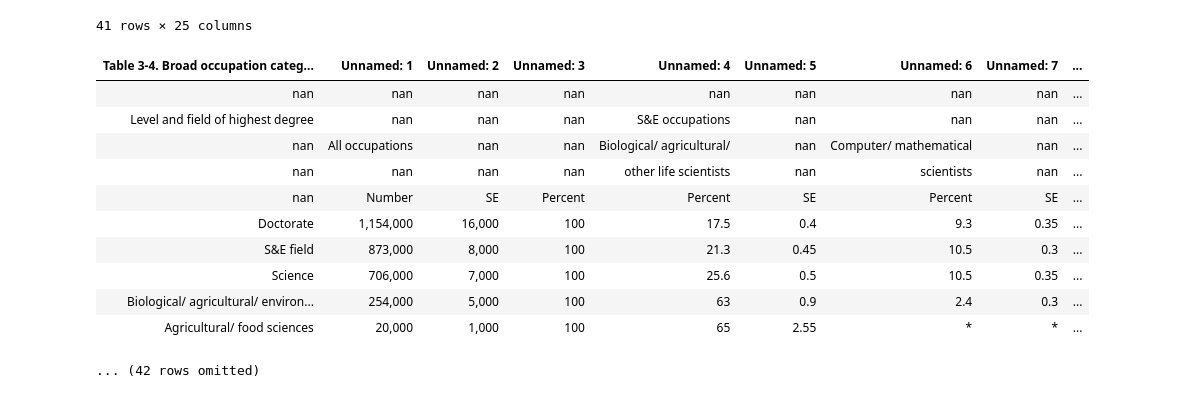
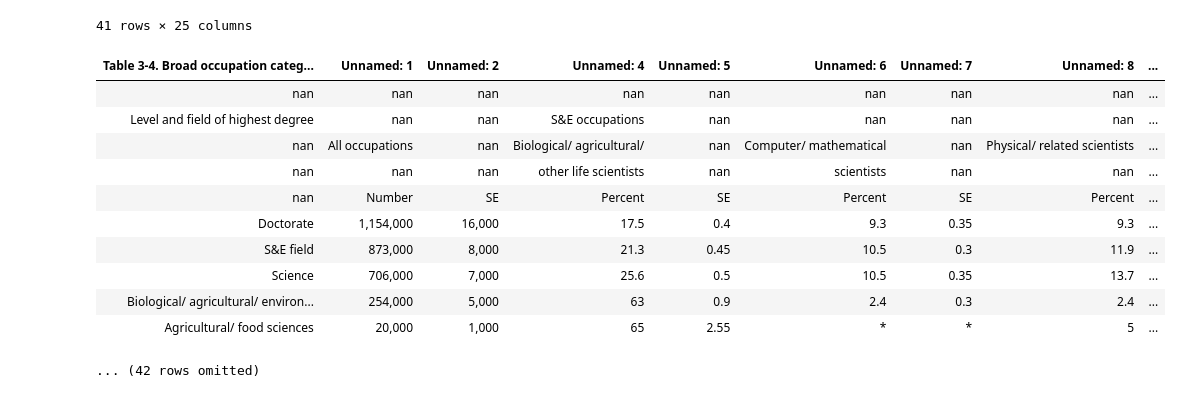
Before and after one commit to SpeedyCannon/ResearchDataScience, a Jupyter notebook: Python Testing.ipynb, the cells around one changed output. Saved outputs shown, nothing was run; the diff lists cells and outputs as text; code cells hidden in the pictures.

```diff
--- a/Python Testing.ipynb
+++ b/Python Testing.ipynb
@@ -320,20 +318,20 @@ master_occupation
 | 40 | Other non-S&E field | 275,000 | 15,500 | 4 | 1.15 | 3.6 | 0.65 | ... |
 41 rows × 25 columns
 # %%
-doctorate_occupation=Table.read_table('Data/SES201303_4.csv')
+doctorate_occupation=Table.read_table('Data/SES201303_4.csv').drop(3)
 doctorate_occupation
 # %% [output]
-| Table 3-4. Broad occupation categ... | Unnamed: 1 | Unnamed: 2 | Unnamed: 3 | Unnamed: 4 | Unnamed: 5 | Unnamed: 6 | Unnamed: 7 | ... |
+| Table 3-4. Broad occupation categ... | Unnamed: 1 | Unnamed: 2 | Unnamed: 4 | Unnamed: 5 | Unnamed: 6 | Unnamed: 7 | Unnamed: 8 | ... |
 | nan | nan | nan | nan | nan | nan | nan | nan | ... |
-| Level and field of highest degree | nan | nan | nan | S&E occupations | nan | nan | nan | ... |
-| nan | All occupations | nan | nan | Biological/ agricultural/ | nan | Computer/ mathematical | nan | ... |
-| nan | nan | nan | nan | other life scientists | nan | scientists | nan | ... |
-| nan | Number | SE | Percent | Percent | SE | Percent | SE | ... |
-| Doctorate | 1,154,000 | 16,000 | 100 | 17.5 | 0.4 | 9.3 | 0.35 | ... |
-| S&E field | 873,000 | 8,000 | 100 | 21.3 | 0.45 | 10.5 | 0.3 | ... |
-| Science | 706,000 | 7,000 | 100 | 25.6 | 0.5 | 10.5 | 0.35 | ... |
-| Biological/ agricultural/ environ... | 254,000 | 5,000 | 100 | 63 | 0.9 | 2.4 | 0.3 | ... |
-| Agricultural/ food sciences | 20,000 | 1,000 | 100 | 65 | 2.55 | * | * | ... |
+| Level and field of highest degree | nan | nan | S&E occupations | nan | nan | nan | nan | ... |
+| nan | All occupations | nan | Biological/ agricultural/ | nan | Computer/ mathematical | nan | Physical/ related scientists | ... |
+| nan | nan | nan | other life scientists | nan | scientists | nan | nan | ... |
+| nan | Number | SE | Percent | SE | Percent | SE | Percent | ... |
+| Doctorate | 1,154,000 | 16,000 | 17.5 | 0.4 | 9.3 | 0.35 | 9.3 | ... |
+| S&E field | 873,000 | 8,000 | 21.3 | 0.45 | 10.5 | 0.3 | 11.9 | ... |
+| Science | 706,000 | 7,000 | 25.6 | 0.5 | 10.5 | 0.35 | 13.7 | ... |
+| Biological/ agricultural/ environ... | 254,000 | 5,000 | 63 | 0.9 | 2.4 | 0.3 | 2.4 | ... |
+| Agricultural/ food sciences | 20,000 | 1,000 | 65 | 2.55 | * | * | 5 | ... |
 ... (42 rows omitted)
 # %%
 def remove_nan_by_row(t):
```
Also changed, not shown: parts of 4 cells of this notebook.
